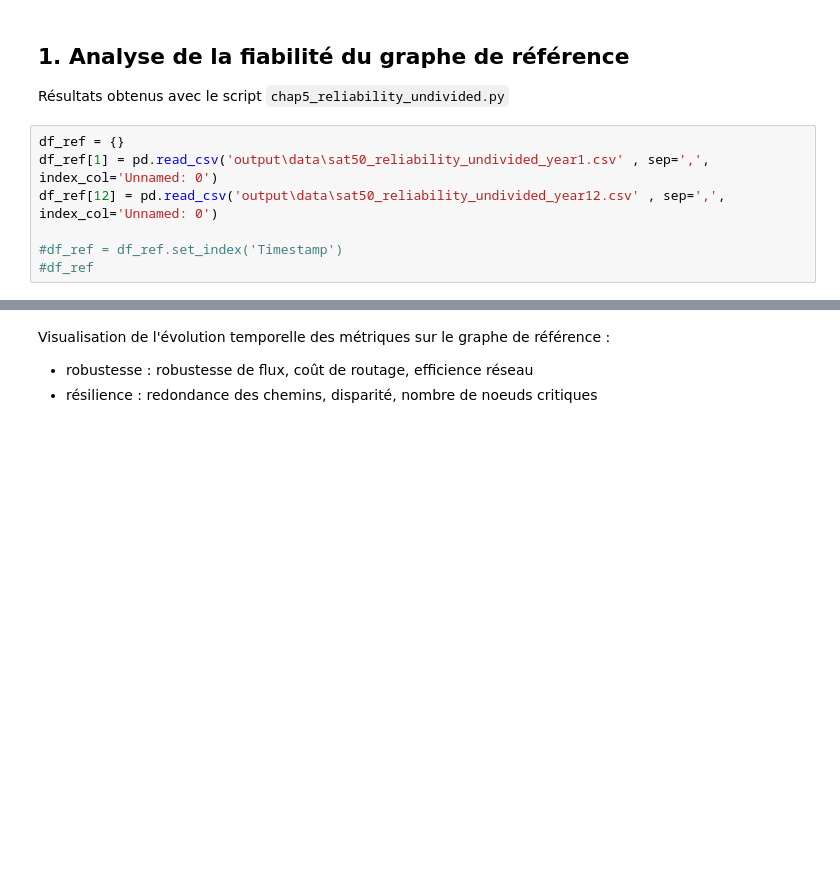
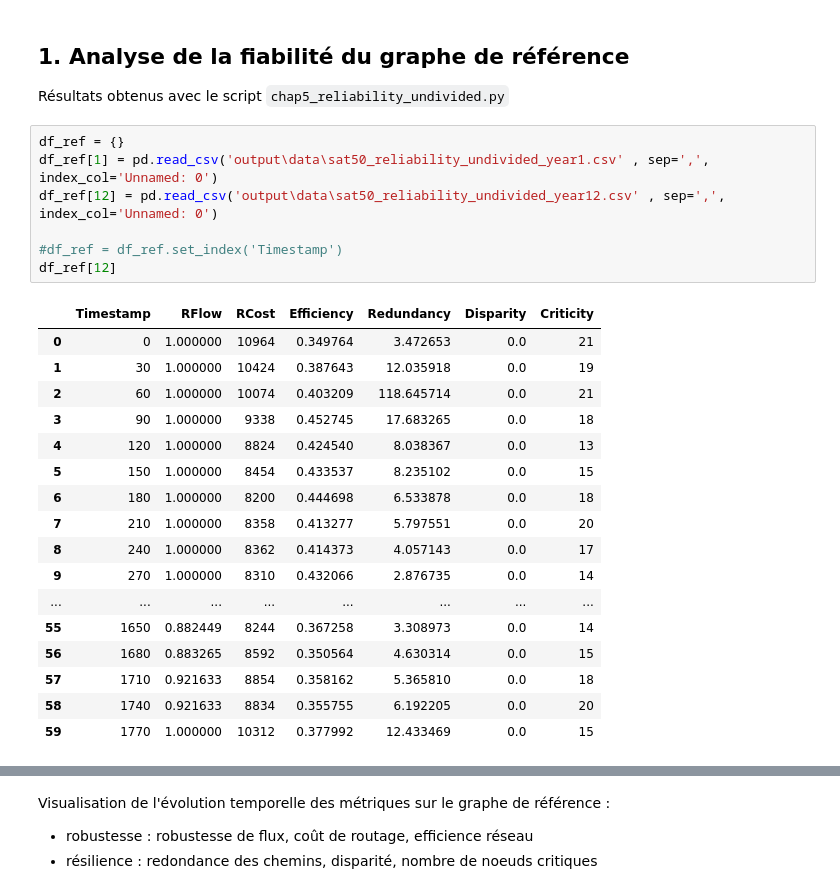
Before and after one commit to eakopyan/SwarmPy_Simulator, a Jupyter notebook: longterm_analysis/03_reliability.ipynb, the cells around one changed output, grey strips where cells are left out. Drawn from its saved outputs; the diff is of its cells as text; blank space fills up the shorter version.

```diff
--- a/longterm_analysis/03_reliability.ipynb
+++ b/longterm_analysis/03_reliability.ipynb
@@ -31,10 +31,28 @@ Résultats obtenus avec le script `chap5_reliability_undivided.py`
 # %%
 df_ref = {}
 df_ref[1] = pd.read_csv('output\data\sat50_reliability_undivided_year1.csv' , sep=',', index_col='Unnamed: 0')
 df_ref[12] = pd.read_csv('output\data\sat50_reliability_undivided_year12.csv' , sep=',', index_col='Unnamed: 0')
 
 #df_ref = df_ref.set_index('Timestamp')
-#df_ref
+df_ref[12]
+# %% [output]
+|  | Timestamp | RFlow | RCost | Efficiency | Redundancy | Disparity | Criticity |
+| 0 | 0 | 1.000000 | 10964 | 0.349764 | 3.472653 | 0.0 | 21 |
+| 1 | 30 | 1.000000 | 10424 | 0.387643 | 12.035918 | 0.0 | 19 |
+| 2 | 60 | 1.000000 | 10074 | 0.403209 | 118.645714 | 0.0 | 21 |
+| 3 | 90 | 1.000000 | 9338 | 0.452745 | 17.683265 | 0.0 | 18 |
+| 4 | 120 | 1.000000 | 8824 | 0.424540 | 8.038367 | 0.0 | 13 |
+| 5 | 150 | 1.000000 | 8454 | 0.433537 | 8.235102 | 0.0 | 15 |
+| 6 | 180 | 1.000000 | 8200 | 0.444698 | 6.533878 | 0.0 | 18 |
+| 7 | 210 | 1.000000 | 8358 | 0.413277 | 5.797551 | 0.0 | 20 |
+| 8 | 240 | 1.000000 | 8362 | 0.414373 | 4.057143 | 0.0 | 17 |
+| 9 | 270 | 1.000000 | 8310 | 0.432066 | 2.876735 | 0.0 | 14 |
+| ... | ... | ... | ... | ... | ... | ... | ... |
+| 55 | 1650 | 0.882449 | 8244 | 0.367258 | 3.308973 | 0.0 | 14 |
+| 56 | 1680 | 0.883265 | 8592 | 0.350564 | 4.630314 | 0.0 | 15 |
+| 57 | 1710 | 0.921633 | 8854 | 0.358162 | 5.365810 | 0.0 | 18 |
+| 58 | 1740 | 0.921633 | 8834 | 0.355755 | 6.192205 | 0.0 | 20 |
+| 59 | 1770 | 1.000000 | 10312 | 0.377992 | 12.433469 | 0.0 | 15 |
 # %%
 # timestamp: 60
 
```
Also changed, not shown: parts of 3 cells of this notebook, 4 other files.
